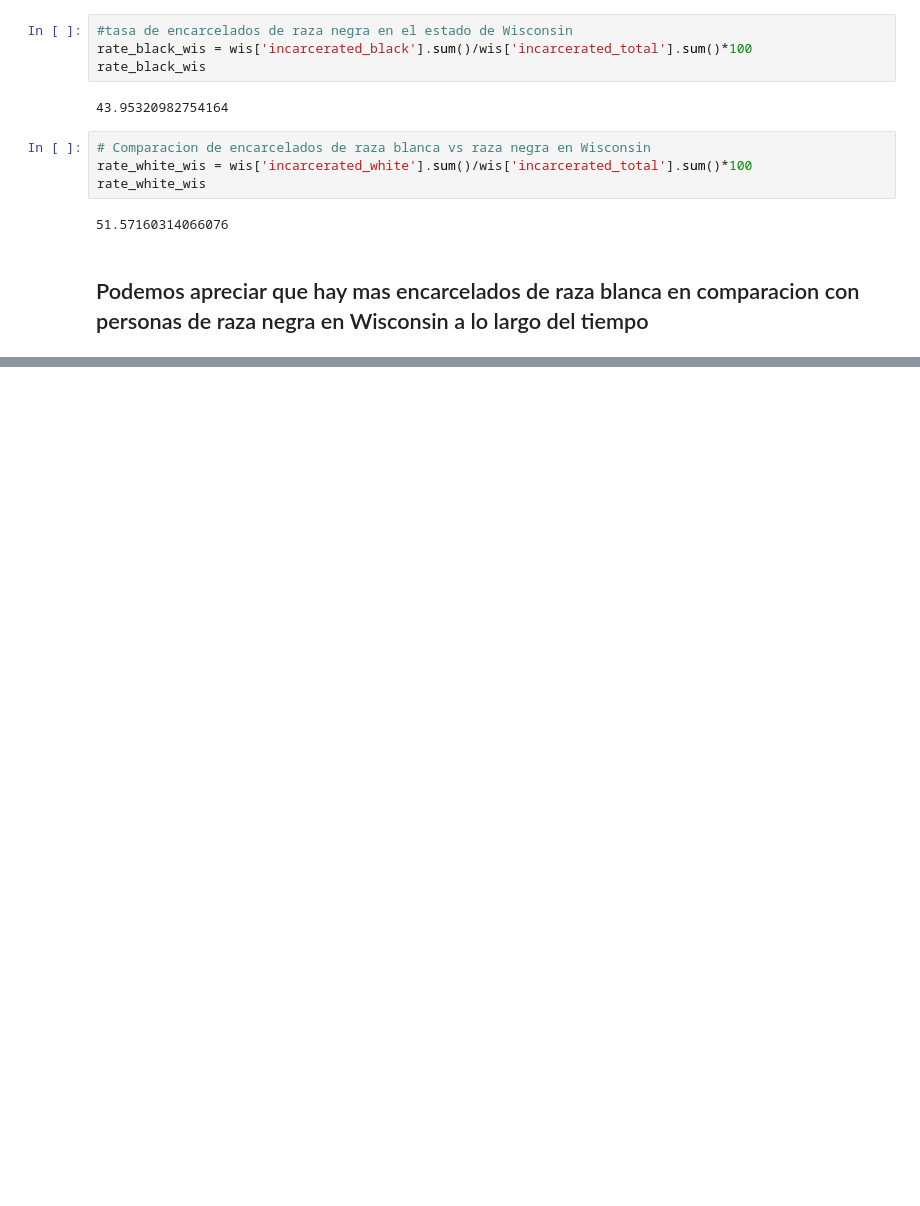
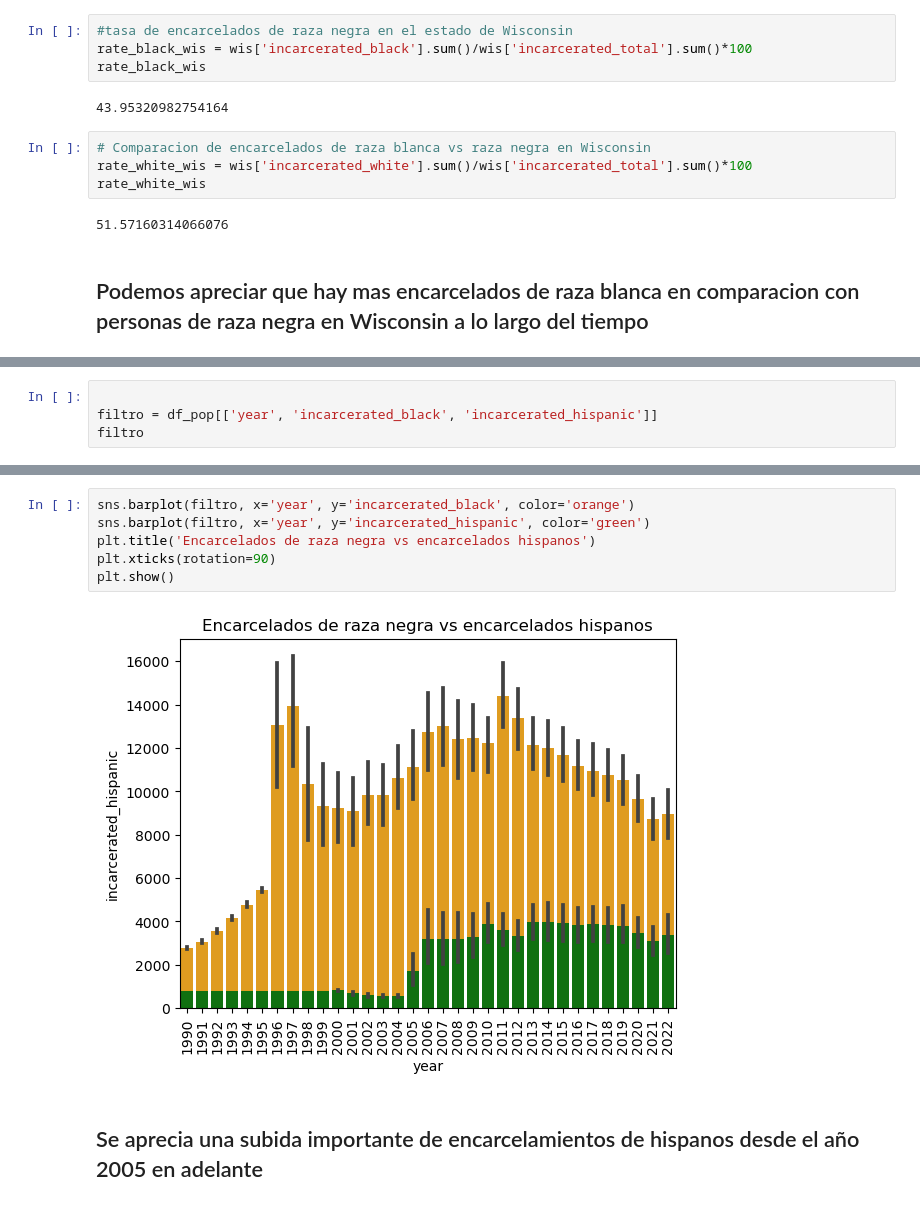
Before and after one commit to DataMasterBI/Prison_Population, a Jupyter notebook: EDA.ipynb, the cells around one changed output, grey strips where cells are left out. Drawn from its saved outputs; the diff is of its cells as text; blank space fills up the shorter version.

```diff
--- a/EDA.ipynb
+++ b/EDA.ipynb
@@ -238,0 +239,4 @@ plt.show()
+# %%
+
+filtro = df_pop[['year', 'incarcerated_black', 'incarcerated_hispanic']]
+filtro
@@ -238,0 +257,10 @@ plt.show()
+# %%
+sns.barplot(filtro, x='year', y='incarcerated_black', color='orange')
+sns.barplot(filtro, x='year', y='incarcerated_hispanic', color='green')
+plt.title('Encarcelados de raza negra vs encarcelados hispanos')
+plt.xticks(rotation=90)
+plt.show()
+# %% [output]
+[figure, added]
+# %% [markdown]
+## Se aprecia una subida importante de encarcelamientos de hispanos desde el año 2005 en adelante
```
Also changed, not shown: parts of 2 cells of this notebook.
